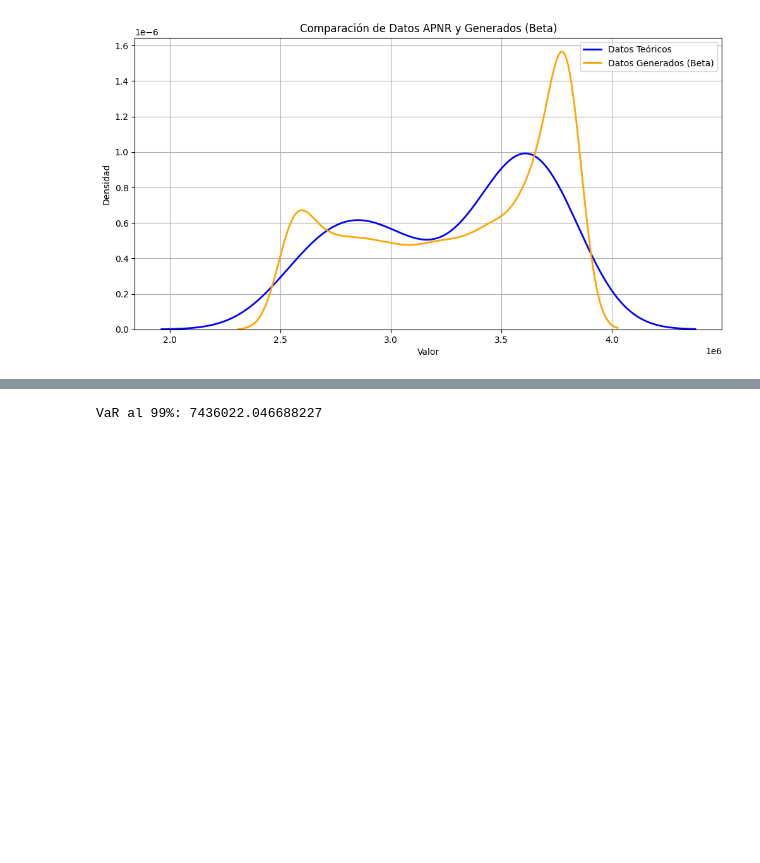
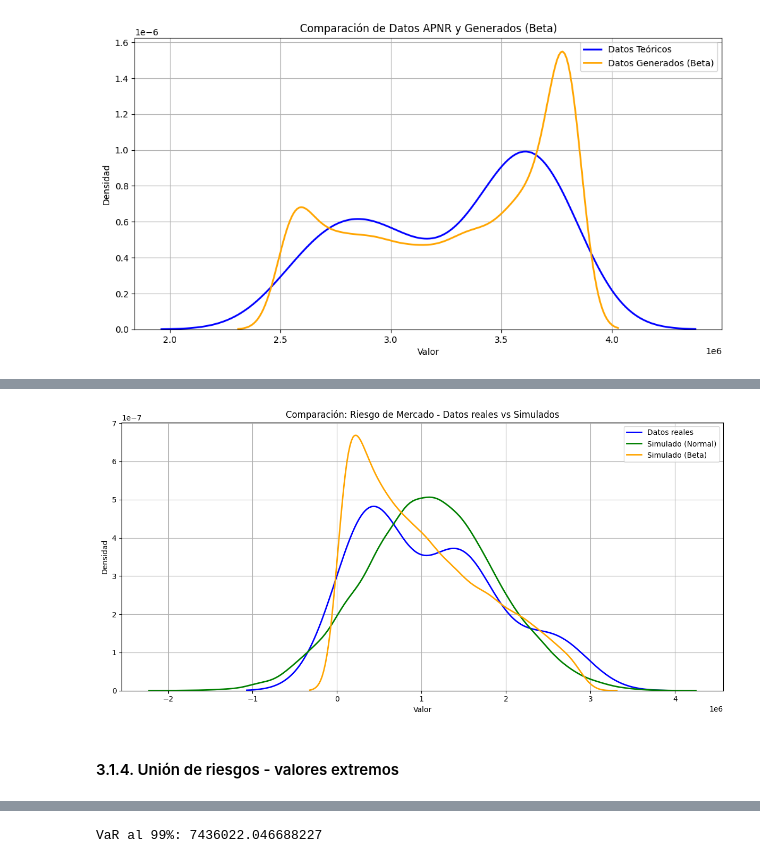
Before and after one commit to anammartinezr/SIAR, a Jupyter notebook: SIAR.ipynb, the cells around one changed output, grey strips where cells are left out. Saved outputs shown, nothing was run; the diff lists cells and outputs as text; code cells hidden in the pictures; blank space fills up the shorter version.

```diff
--- a/SIAR.ipynb
+++ b/SIAR.ipynb
@@ -615,0 +677,39 @@ plt.show()
+# %%
+# Datos reales limpios
+data_real = df_variables['Riesgo_Operacional'].dropna()
+
+# Ajustar distribuciones con distfit
+dist = distfit()
+dist.fit_transform(data_real)
+
+# Obtener parámetros de la normal desde el resumen
+mu = dist.summary.loc[dist.summary['name'] == 'norm', 'loc'].values[0]
+sigma = dist.summary.loc[dist.summary['name'] == 'norm', 'scale'].values[0]
+
+# Generar datos sintéticos normales
+synthetic_normal_rm = np.random.normal(loc=mu, scale=sigma, size=10000)
+
+# Obtener parámetros beta (a, b, loc, scale) del resumen
+row_beta = dist.summary.loc[dist.summary['name'] == 'beta'].iloc[0]
+a, b = row_beta['arg']
+loc_beta = row_beta['loc']
+scale_beta = row_beta['scale']
+
+# Generar datos sintéticos beta con scipy.stats.beta
+synthetic_beta = beta_dist.rvs(a, b, loc=loc_beta, scale=scale_beta, size=10000)
+
+# Visualizar comparaciones
+plt.figure(figsize=(12, 6))
+
+sns.kdeplot(data_real, label='Datos reales', color='blue', lw=2)
+sns.kdeplot(synthetic_normal_rm, label='Simulado (Normal)', color='green', lw=2)
+sns.kdeplot(synthetic_beta, label='Simulado (Beta)', color='orange', lw=2)
+
+plt.title('Comparación: Riesgo de Mercado - Datos reales vs Simulados')
+plt.xlabel('Valor')
+plt.ylabel('Densidad')
+plt.legend()
+plt.grid(True)
+plt.tight_layout()
+plt.show()
+# %% [output]
@@ -616,3 +733,6 @@ plt.show()
+[figure, added]
+# %% [markdown]
+#### 3.1.4. Unión de riesgos - valores extremos
 # %%
 Total=generate_ro+generate_rc+generate_rm
 # %%
```
Also changed, not shown: parts of 42 cells of this notebook.
